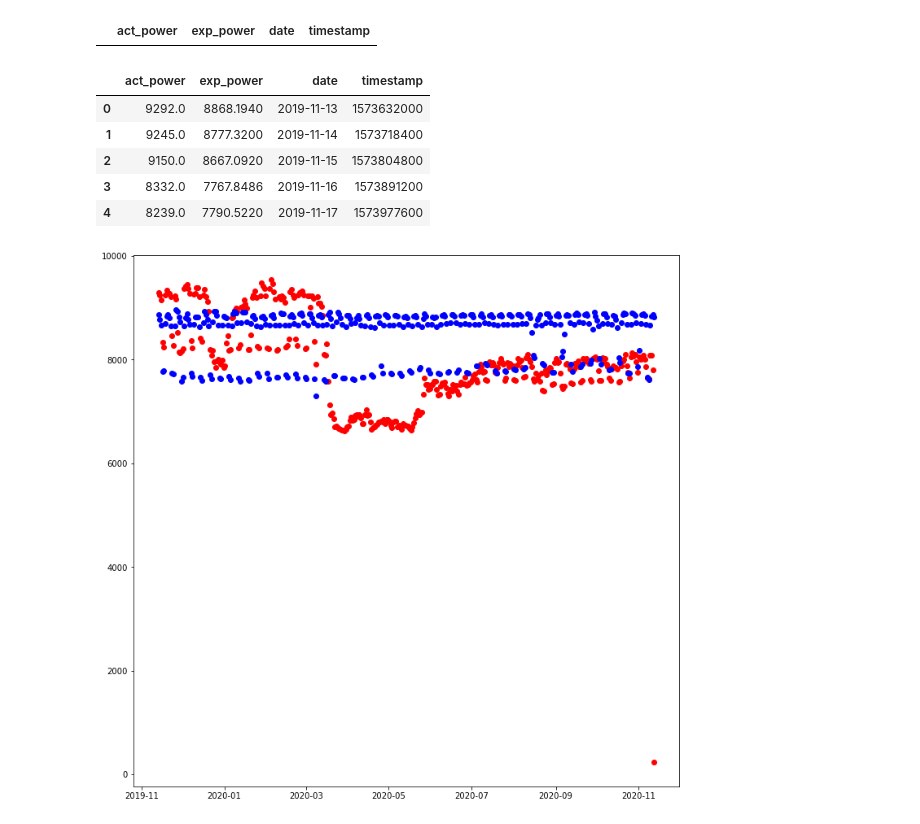
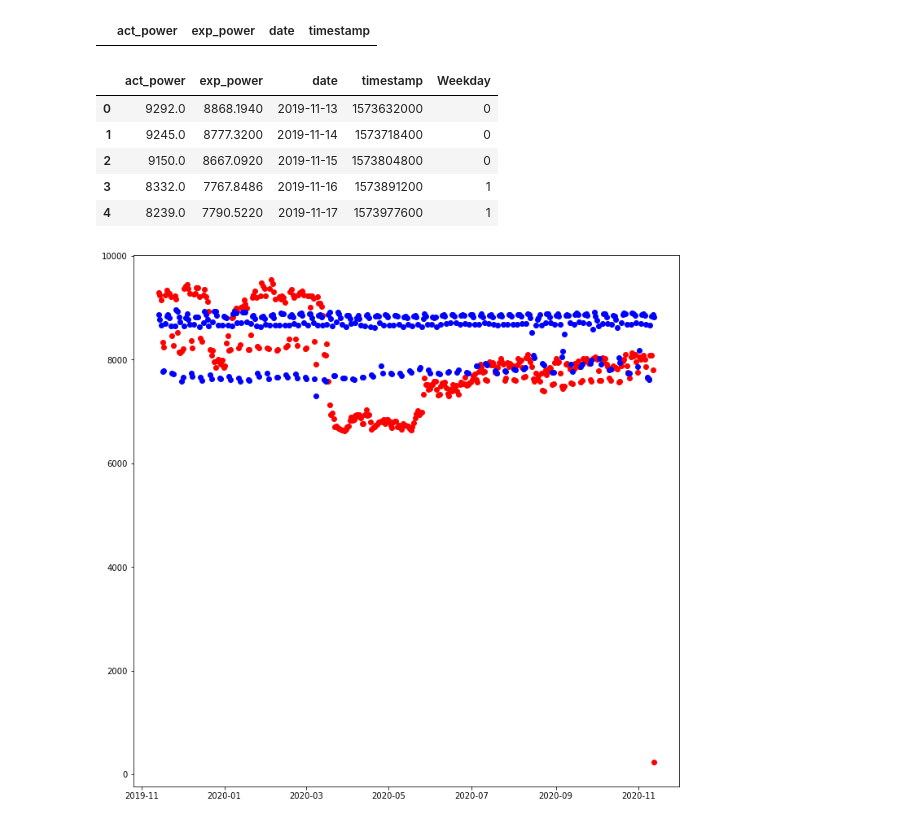
Before and after one commit to A-Wadhwani/ME597-Project, a Jupyter notebook: UCB_data_cleaning.ipynb, the cells around one changed output. Cells and saved outputs as stored; diff of their text form; code cells hidden in the pictures.

```diff
--- a/UCB_data_cleaning.ipynb
+++ b/UCB_data_cleaning.ipynb
@@ -21,6 +22,10 @@ def gen_datetimes(li):
     for time in li:
         datetimes.append(datetime.utcfromtimestamp(time))
     return datetimes
+
+#Get day of week based on date
+def get_weekday(dates):
+    return [1 if (datetime.strptime(d,"%Y-%m-%d").weekday() >= 5) else 0 for d in dates]
 # %%
 with open('Datasets/UCB_PowerConsumption.json') as json_file:
     data = json.load(json_file)[0]
@@ -57,37 +62,40 @@ df_power.head()
 # %%
 actual_li = actual['data']
 expected_li = expected['data']
 loc = 0
 
 for i in range(len(actual_li)):
     #Get corresponding dicts
     dt1 = actual_li[i]
     dt2 = expected_li[i]
 
     #Ensure they're of the same time
     assert(dt1['timestamp'] == dt2['timestamp'])
 
     #Get data in appropriate format
     time = format_time(dt1['timestamp'])
     act_power = dt1['value']
     exp_power = dt2['value']
     ts = dt1['timestamp']
 
     #Add to dataframe
     df_power.loc[loc] = [act_power, exp_power, time, ts]
 
     #Increment location tracker
     loc += 1
 
+#Add Weekdays
+df_power['Weekday'] = get_weekday(df_power['date'])
+
 #Print out final data
 df_power.head()
 # %% [output]
-|  | act_power | exp_power | date | timestamp |
-| 0 | 9292.0 | 8868.1940 | 2019-11-13 | 1573632000 |
-| 1 | 9245.0 | 8777.3200 | 2019-11-14 | 1573718400 |
-| 2 | 9150.0 | 8667.0920 | 2019-11-15 | 1573804800 |
-| 3 | 8332.0 | 7767.8486 | 2019-11-16 | 1573891200 |
-| 4 | 8239.0 | 7790.5220 | 2019-11-17 | 1573977600 |
+|  | act_power | exp_power | date | timestamp | Weekday |
+| 0 | 9292.0 | 8868.1940 | 2019-11-13 | 1573632000 | 0 |
+| 1 | 9245.0 | 8777.3200 | 2019-11-14 | 1573718400 | 0 |
+| 2 | 9150.0 | 8667.0920 | 2019-11-15 | 1573804800 | 0 |
+| 3 | 8332.0 | 7767.8486 | 2019-11-16 | 1573891200 | 1 |
+| 4 | 8239.0 | 7790.5220 | 2019-11-17 | 1573977600 | 1 |
 # %%
 #Plotting data for exploratory analysis
 from matplotlib.dates import date2num
```
Also changed, not shown: parts of 17 cells of this notebook, 32 other files.
